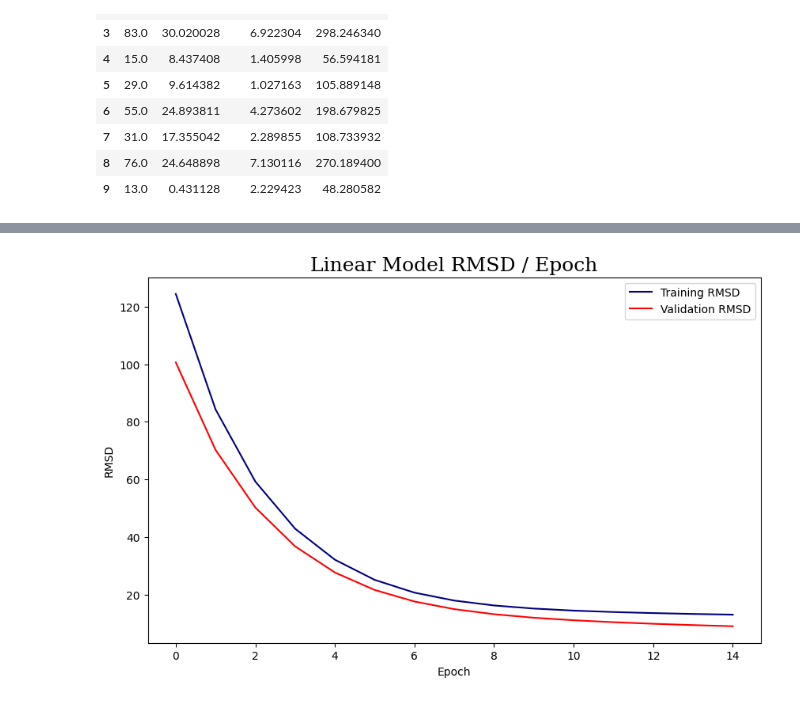
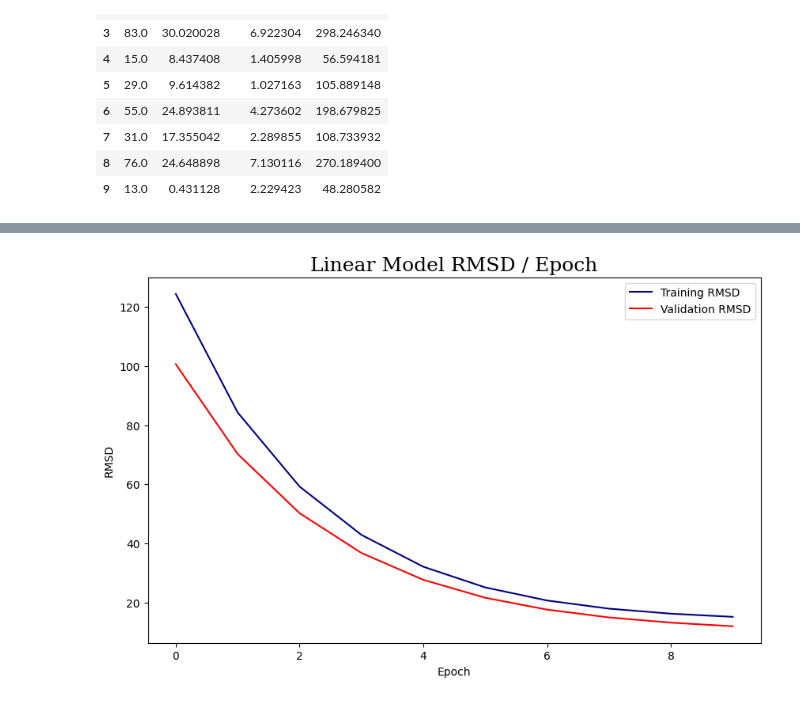
Before and after one commit to R-m1n/SBU, a Jupyter notebook: Machine Learning/assignment-b.ipynb, the cells around one changed output, grey strips where cells are left out. Saved outputs shown, nothing was run; the diff lists cells and outputs as text; code cells hidden in the pictures.

```diff
--- a/Machine Learning/assignment-b.ipynb
+++ b/Machine Learning/assignment-b.ipynb
@@ -66,8 +106,5 @@ data.head(10)
 | 9 | 13.0 | 0.431128 | 2.229423 | 48.280582 |
 # %%
 scaler = Scaler()
+
 scaler.standardize(data, exclude=["Sales"])
-
-data_loader = DataLoader(data, "Sales")
-
-data.head(10)
@@ -85,0 +111,4 @@ data.head(10)
+# %%
+linear_loader = DataLoader(data, target_label="Sales", split=0.8)
+
+linear_loader.head(10)
@@ -86,5 +159,5 @@ data.head(10)
 # %%
-class LinearRegression():
+class Regression():
     def __init__(self):
         self.w = None
         self.b = 0
@@ -150,21 +223,21 @@ class LinearRegression():
 
         return train_rmsd, val_rmsd
 # %%
-linear = LinearRegression()
+linear = Regression()
 
-train_rmsd, val_rmsd = linear.train(data_loader, 15, 0.0001)
+linear_train_rmsd, linear_val_rmsd = linear.train(linear_loader, epoch=10, learning_rate=0.0001)
 # %%
 plt.figure(figsize=(10, 6))
 
-plt.plot(train_rmsd, color="navy", label="Training RMSD")
-plt.plot(val_rmsd, color="red", label="Validation RMSD")
+plt.plot(linear_train_rmsd, color="navy", label="Training RMSD")
+plt.plot(linear_val_rmsd, color="red", label="Validation RMSD")
 
 plt.xlabel("Epoch")
 plt.ylabel("RMSD")
 
 plt.title("Linear Model RMSD / Epoch", size=18, family="serif")
 plt.legend(loc="upper right")
 
 plt.show()
 # %% [output]
-[figure, old version]
+[figure, new version]
```
Also changed, not shown: parts of 10 cells of this notebook.
